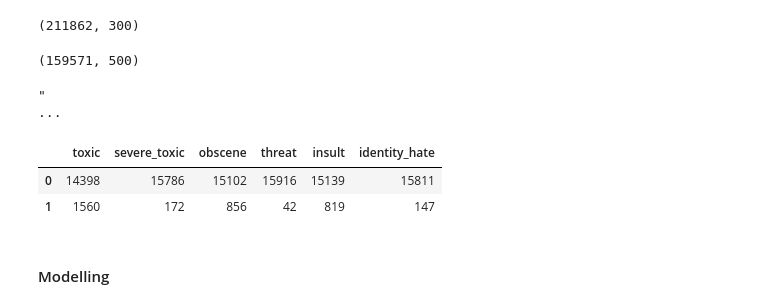
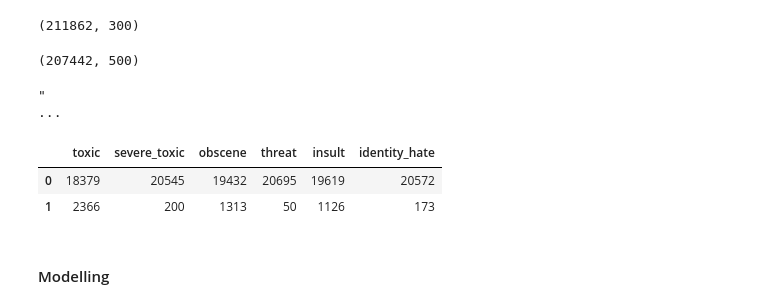
Before and after one commit to hzhang0/KaggleToxicClassification, a Jupyter notebook: GloVeCNN.ipynb, the cells around one changed output. Cells and saved outputs as stored; diff of their text form; code cells hidden in the pictures.

```diff
--- a/GloVeCNN.ipynb
+++ b/GloVeCNN.ipynb
@@ -63,6 +49,9 @@ def flatten(x):
 # %%
 train = pd.read_csv('data/train.csv')
 test = pd.read_csv('data/test.csv')
+# %%
+# use linear preds as pseudo-labeled data
+linear_preds = pd.read_csv('data/answers/linear_ensemble_0.85_09724.csv')
 # %%
 train.head()
 # %% [output]
@@ -72,3 +61,7 @@ train.head()
 | 2 | 000113f07ec002fd | Hey man, I'm really not trying to... | 0 | 0 | 0 | 0 | 0 | 0 |
 | 3 | 0001b41b1c6bb37e | "\nMore\nI can't make any real su... | 0 | 0 | 0 | 0 | 0 | 0 |
 | 4 | 0001d958c54c6e35 | You, sir, are my hero. Any chance... | 0 | 0 | 0 | 0 | 0 | 0 |
+# %%
+pseudo = test.merge(linear_preds, how = 'left', on='id').sample(int(train.shape[0]*0.3), random_state = 10).round()
+pseudo[output_names] = pseudo[output_names].astype(int)
+train = train.append(pseudo, ignore_index = True).sample(frac=1, random_state = 10).reset_index(drop = True)
@@ -251,7 +244,7 @@ test_mat = sequence.pad_sequences(test['idxInput'].values, maxlen = max_length,
 # %%
 train_mat.shape
 # %% [output]
-(159571, 500)
+(207442, 500)
 # %%
 ' '.join([idx2word[i] for i in train_mat[0,:]])
 # %% [output]
@@ -265,11 +258,11 @@ dataInputVal = train_mat[indexVal]
 traindf = train.loc[indexTrain]
 valdf = train.loc[indexVal]
 # %%
-valdf[output_names].apply(pd.value_counts)
+valdf[output_names].apply(lambda x: pd.value_counts(np.round(x)))
 # %% [output]
 |  | toxic | severe_toxic | obscene | threat | insult | identity_hate |
-| 0 | 14398 | 15786 | 15102 | 15916 | 15139 | 15811 |
-| 1 | 1560 | 172 | 856 | 42 | 819 | 147 |
+| 0 | 18379 | 20545 | 19432 | 20695 | 19619 | 20572 |
+| 1 | 2366 | 200 | 1313 | 50 | 1126 | 173 |
 # %% [markdown]
 #### Modelling
 # %%
```
Also changed, not shown: parts of 30 cells of this notebook.
